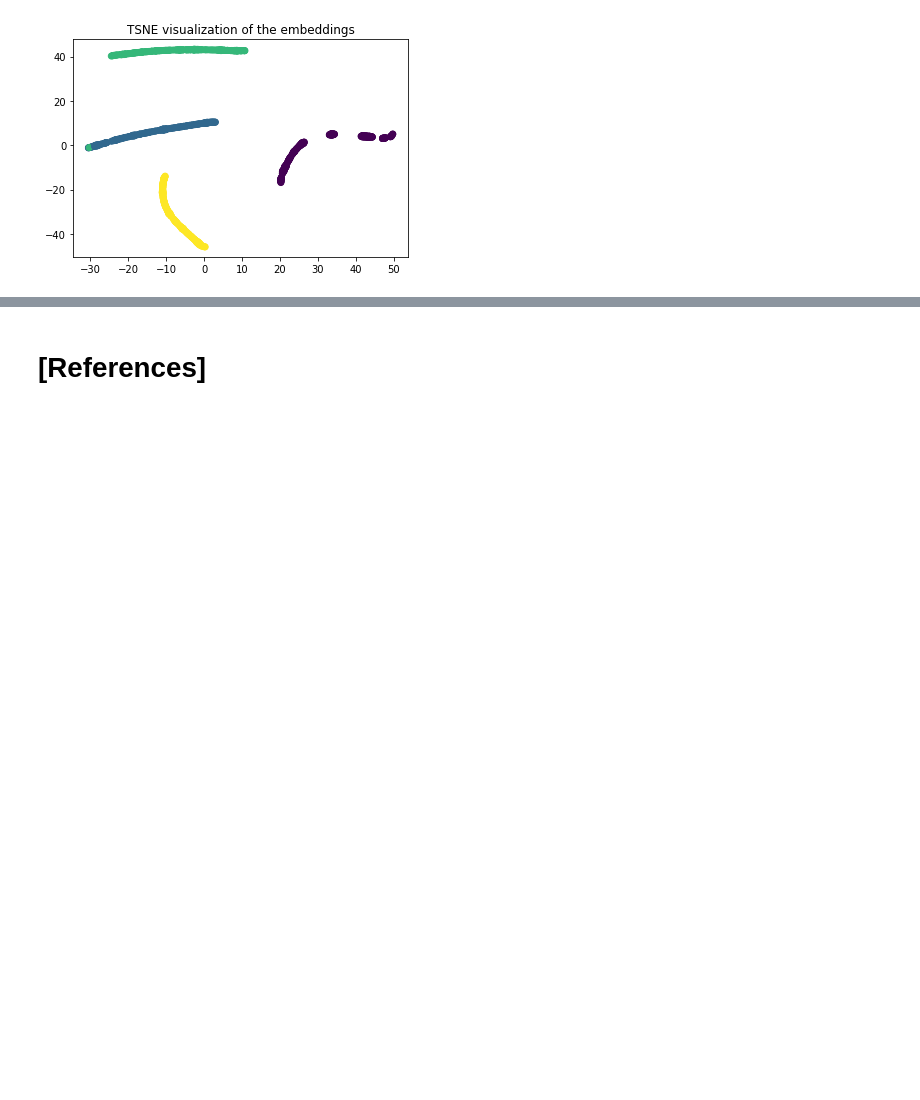
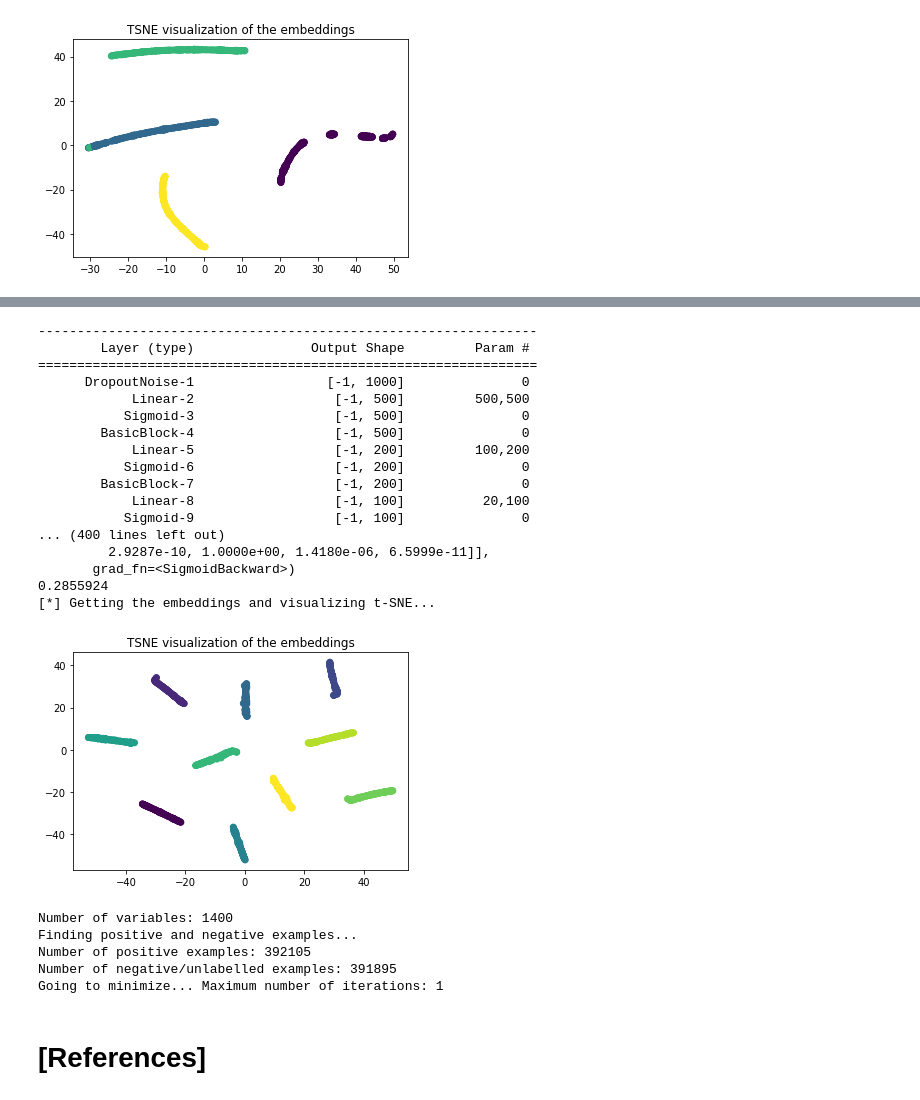
Before and after one commit to michavcr/Deep-Networks-for-Graph-Representation, a Jupyter notebook: notebook/deepDTnet.ipynb, the cells around one changed output, grey strips where cells are left out. Drawn from its saved outputs; the diff is of its cells as text; code cells hidden in the pictures; blank space fills up the shorter version.

```diff
--- a/notebook/deepDTnet.ipynb
+++ b/notebook/deepDTnet.ipynb
@@ -764,3 +842,32 @@ visualize_TSNE(embeddings, targets)
+# %%
+embeddings_targets, _, _ = dngr_pipeline(pp_net, N_rand_targets, [500, 200, 100])
+# %% [output]
+----------------------------------------------------------------
+        Layer (type)               Output Shape         Param #
+================================================================
+      DropoutNoise-1                 [-1, 1000]               0
+            Linear-2                  [-1, 500]         500,500
+           Sigmoid-3                  [-1, 500]               0
+        BasicBlock-4                  [-1, 500]               0
+            Linear-5                  [-1, 200]         100,200
+           Sigmoid-6                  [-1, 200]               0
+        BasicBlock-7                  [-1, 200]               0
+            Linear-8                  [-1, 100]          20,100
+           Sigmoid-9                  [-1, 100]               0
+... (400 lines left out)
+         2.9287e-10, 1.0000e+00, 1.4180e-06, 6.5999e-11]],
+       grad_fn=<SigmoidBackward>)
+0.2855924
+[*] Getting the embeddings and visualizing t-SNE...
+[figure, added]
+# %%
+pu_learning(embeddings_drugs, embeddings_targets, dp_net, maxiter=1)
+# %% [output]
+Number of variables: 1400
+Finding positive and negative examples...
+Number of positive examples: 392105
+Number of negative/unlabelled examples: 391895
+Going to minimize... Maximum number of iterations: 1
 # %% [markdown]
 # [References]
 # %% [markdown]
```
Also changed, not shown: parts of 12 cells of this notebook.
